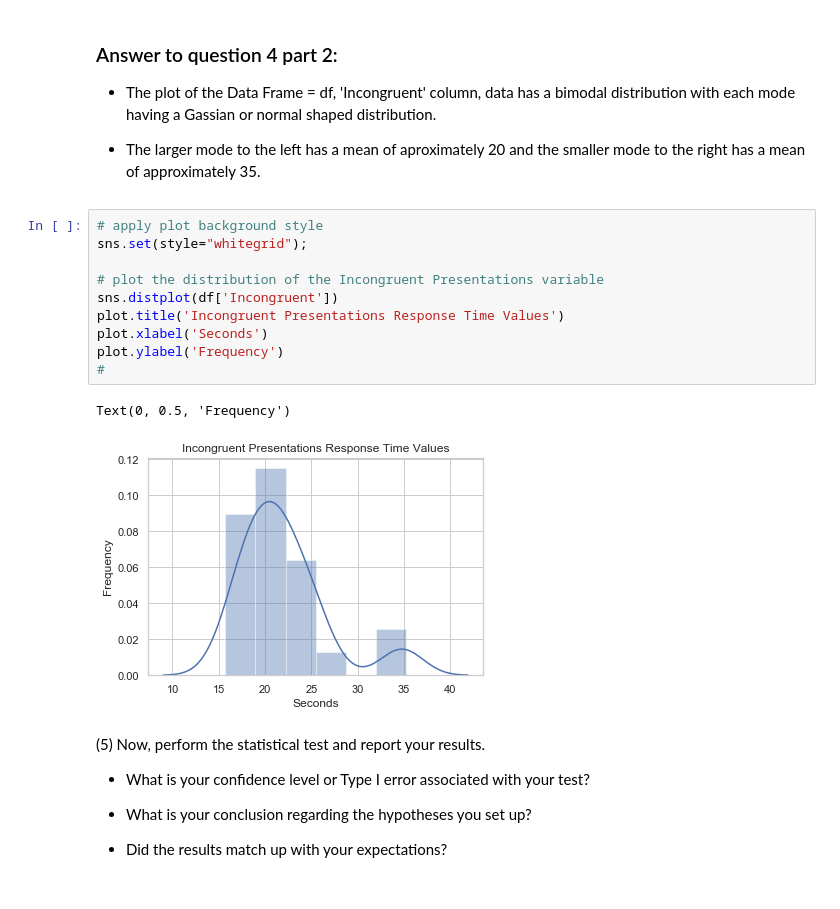
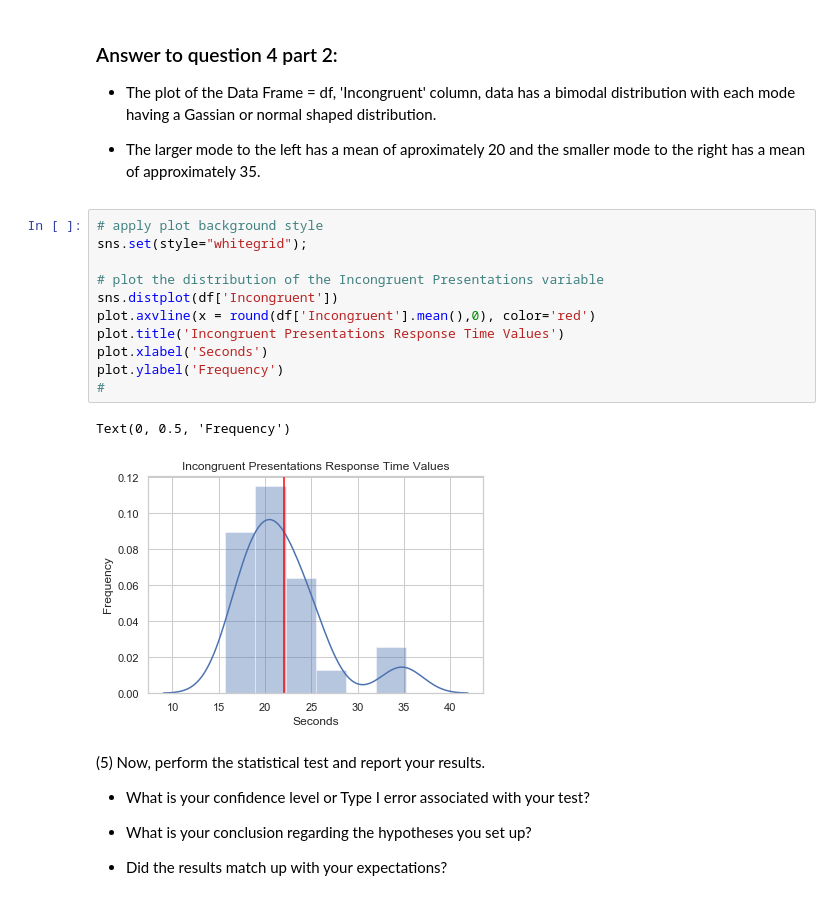
Before and after one commit to jcwalmsley/Test-a-Perceptual-Phenomenom, a Jupyter notebook: Test a Perceptual Phenomenon.ipynb, the cells around one changed output. Saved outputs shown, nothing was run; the diff lists cells and outputs as text.

```diff
--- a/Test a Perceptual Phenomenon.ipynb
+++ b/Test a Perceptual Phenomenon.ipynb
@@ -108,16 +111,17 @@ Text(0, 0.5, 'Frequency')
 # %%
 # apply plot background style
 sns.set(style="whitegrid");
 
 # plot the distribution of the Incongruent Presentations variable
 sns.distplot(df['Incongruent'])
+plot.axvline(x = round(df['Incongruent'].mean(),0), color='red')
 plot.title('Incongruent Presentations Response Time Values')
 plot.xlabel('Seconds')
 plot.ylabel('Frequency')
 #
 # %% [output]
 Text(0, 0.5, 'Frequency')
-[figure, old version]
+[figure, new version]
 # %% [markdown]
 (5)  Now, perform the statistical test and report your results.
 
```
Also changed, not shown: parts of 2 cells of this notebook.
